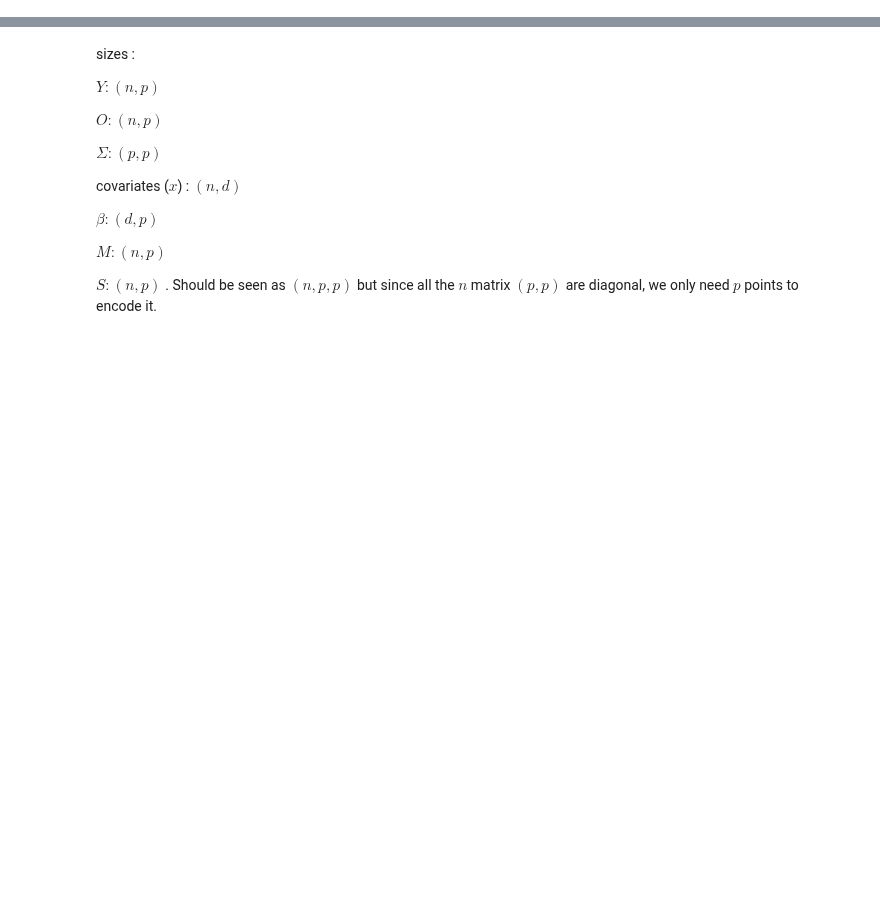
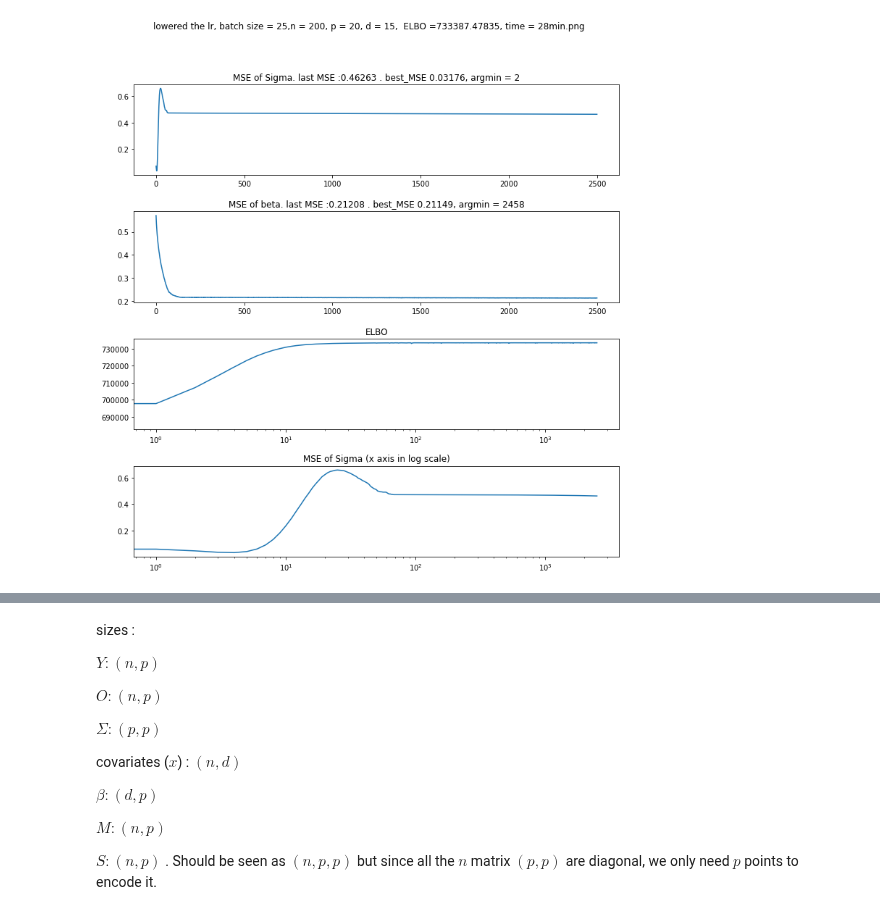
Before and after one commit to PLN-team/pyPLNmodels, a Jupyter notebook: PLN_test.ipynb, the cells around one changed output, grey strips where cells are left out. Cells and saved outputs as stored; diff of their text form; code cells hidden in the pictures; blank space fills up the shorter version.

```diff
--- a/PLN_test.ipynb
+++ b/PLN_test.ipynb
@@ -316,0 +504,3 @@ class PLNmodel():
+# %%
+model_batch  = PLNmodel(Sigma_init, beta_init, M_init, S_init)
+%time model_batch.VEM(data, number_VEM_step = 2500,batch_size = 25, N_epoch_VE = 100, N_epoch_M = 100, beginning_VE_step_lr=0.002, beginning_M_step_lr = 0.05 )
@@ -316,0 +526,4 @@ class PLNmodel():
+# %%
+save_model(model_batch, batch_size = 25, time ='28min')
+# %% [output]
+[figure, added]
```
Also changed, not shown: parts of 20 cells of this notebook.
